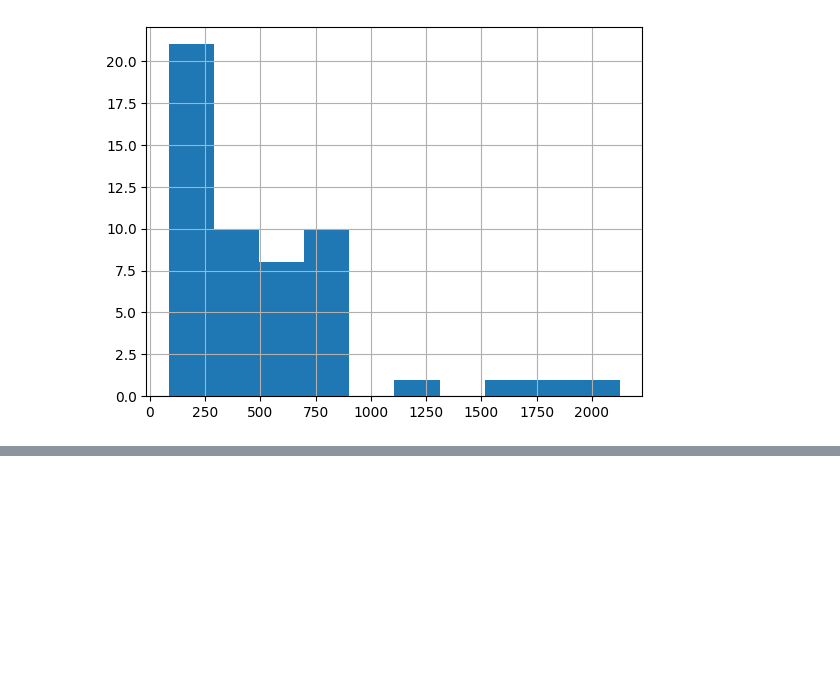
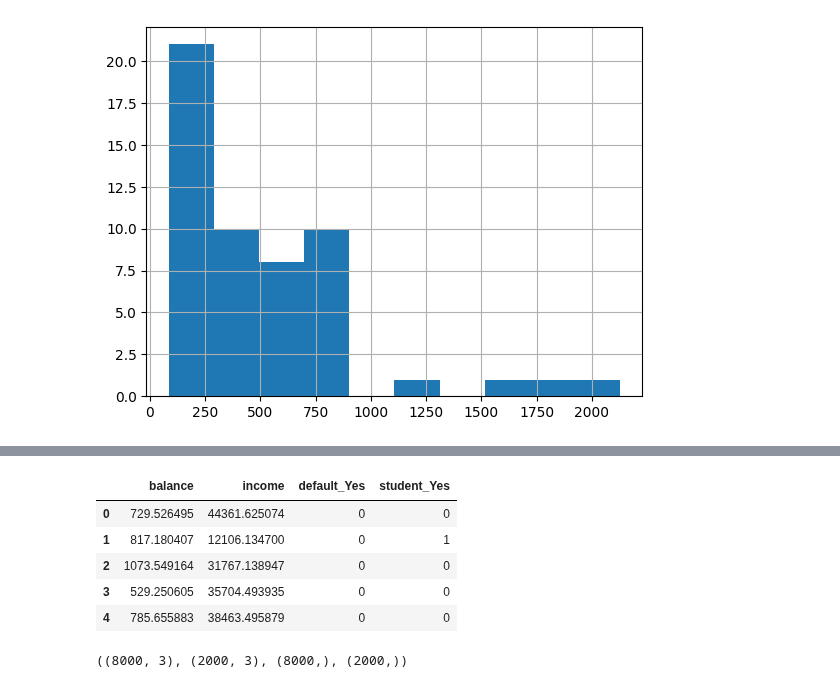
Before and after one commit to VineelaNedunuri/Machine-learning, a Jupyter notebook: code-alongs/L9-Decision_tree.ipynb, the cells around one changed output, grey strips where cells are left out. Saved outputs shown, nothing was run; the diff lists cells and outputs as text; code cells hidden in the pictures; blank space fills up the shorter version.

```diff
--- a/code-alongs/L9-Decision_tree.ipynb
+++ b/code-alongs/L9-Decision_tree.ipynb
@@ -104,0 +149,16 @@ y_test.hist()
+# %%
+df= pd.get_dummies(df, drop_first=True) # Decision tree in sklearn canot handle  categorial variables directly, must dummy encode
+df.head()
+# %% [output]
+|  | balance | income | default_Yes | student_Yes |
+| 0 | 729.526495 | 44361.625074 | 0 | 0 |
+| 1 | 817.180407 | 12106.134700 | 0 | 1 |
+| 2 | 1073.549164 | 31767.138947 | 0 | 0 |
+| 3 | 529.250605 | 35704.493935 | 0 | 0 |
+| 4 | 785.655883 | 38463.495879 | 0 | 0 |
+# %%
+X,y = df.drop('default_Yes', axis=1), df['default_Yes']
+X_train, X_test, y_train, y_test = train_test_split(X, y, test_size=0.2, random_state=42)
+X_train.shape, X_test.shape,y_train.shape, y_test.shape
+# %% [output]
+((8000, 3), (2000, 3), (8000,), (2000,))
```
Also changed, not shown: parts of 9 cells of this notebook.
